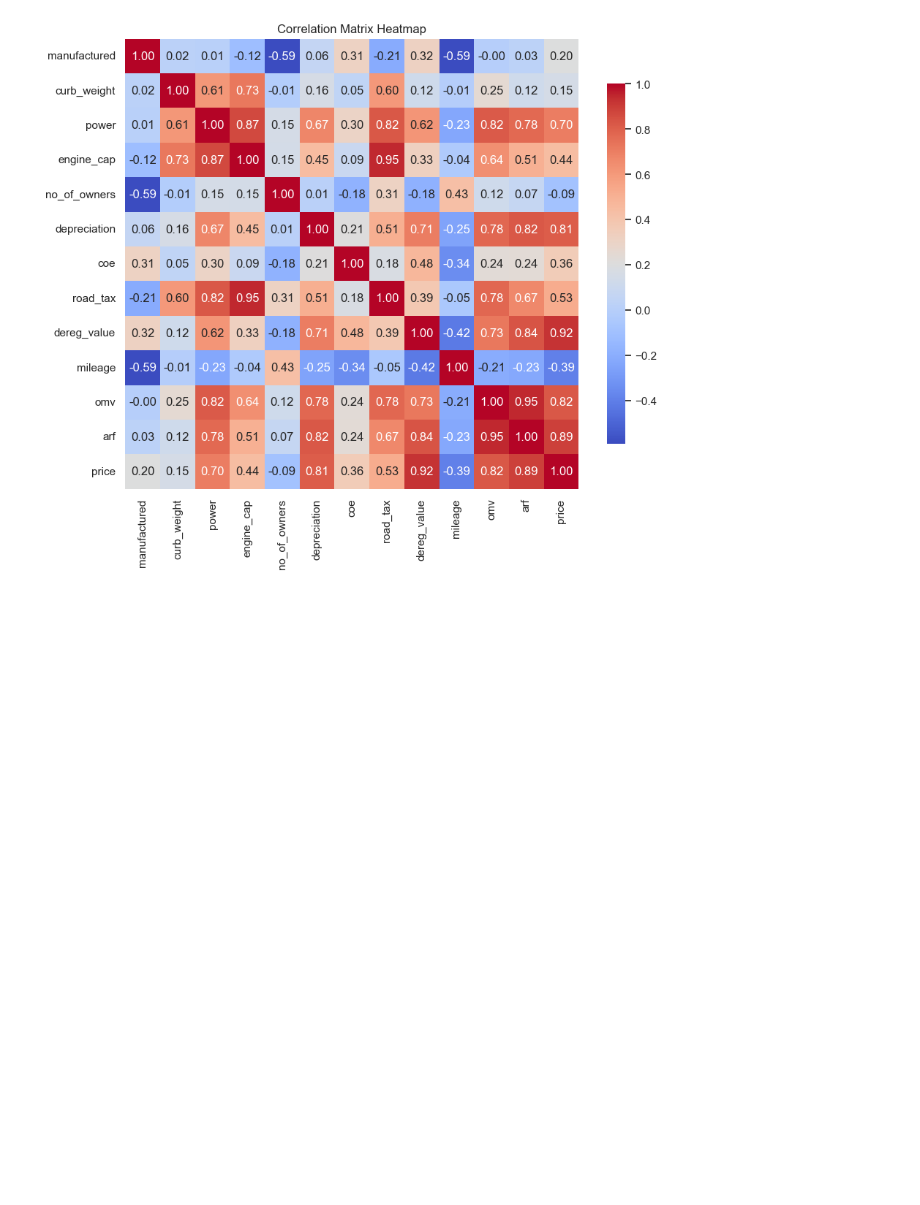
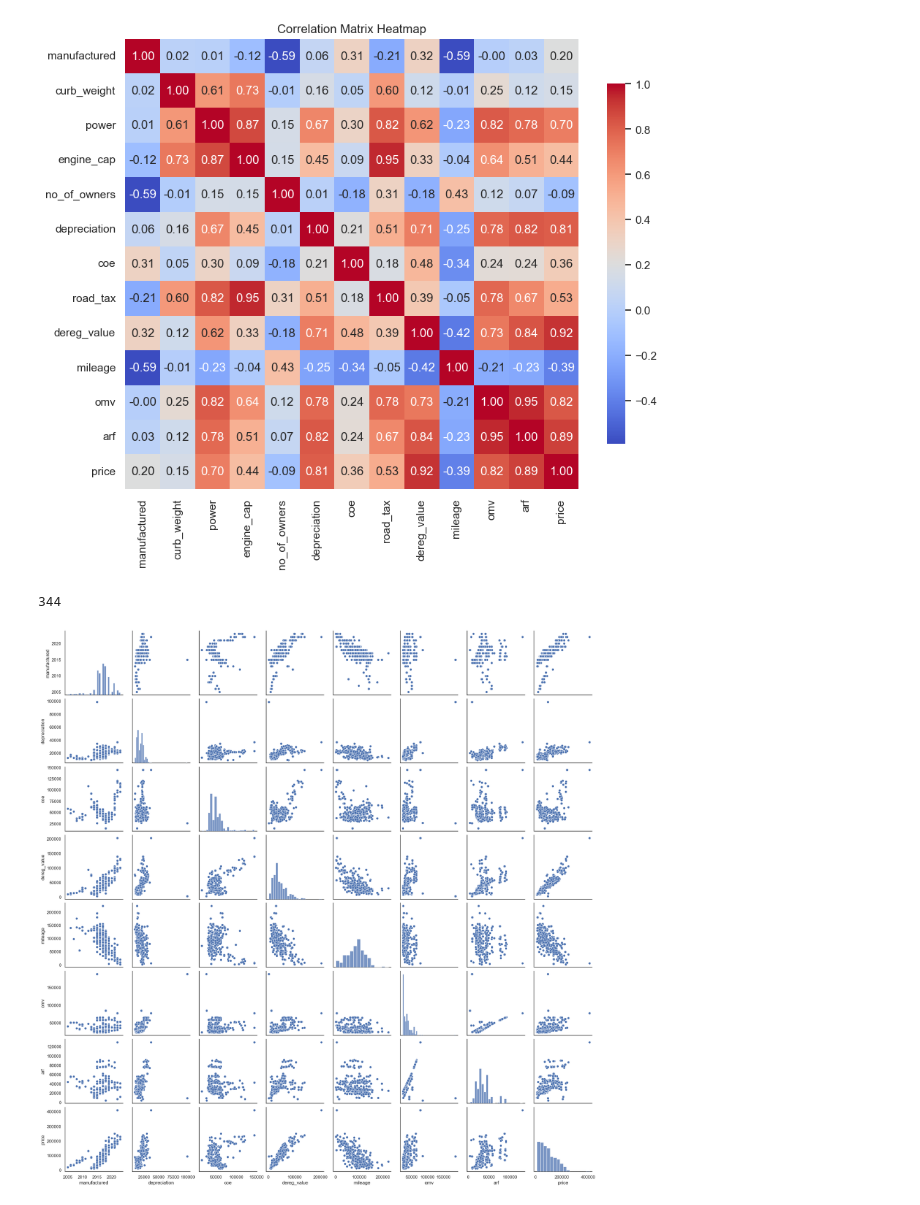
Before and after one commit to Enqurance/CS5228_Project, a Jupyter notebook: EDA/EDA.ipynb, the cells around one changed output. Saved outputs shown, nothing was run; the diff lists cells and outputs as text; code cells hidden in the pictures; blank space fills up the shorter version.

```diff
--- a/EDA/EDA.ipynb
+++ b/EDA/EDA.ipynb
@@ -43,3 +43,27 @@ plt.title('Correlation Matrix Heatmap')
 plt.show()
 # %% [output]
 [figure]
+# %%
+df = pd.read_csv('../data/train.csv')
+df = df[[
+    'make',
+    'manufactured',
+    'depreciation',
+    'coe',
+    'dereg_value',
+    'mileage',
+    'omv',
+    'arf',
+    'price'
+]]
+
+df = df[df['make'] == 'volvo']
+
+print(len(df))
+# %% [output]
+344
+# %%
+sns.pairplot(df)
+plt.show()
+# %% [output]
+[figure, added]
```
Also changed, not shown: 19 other files.
